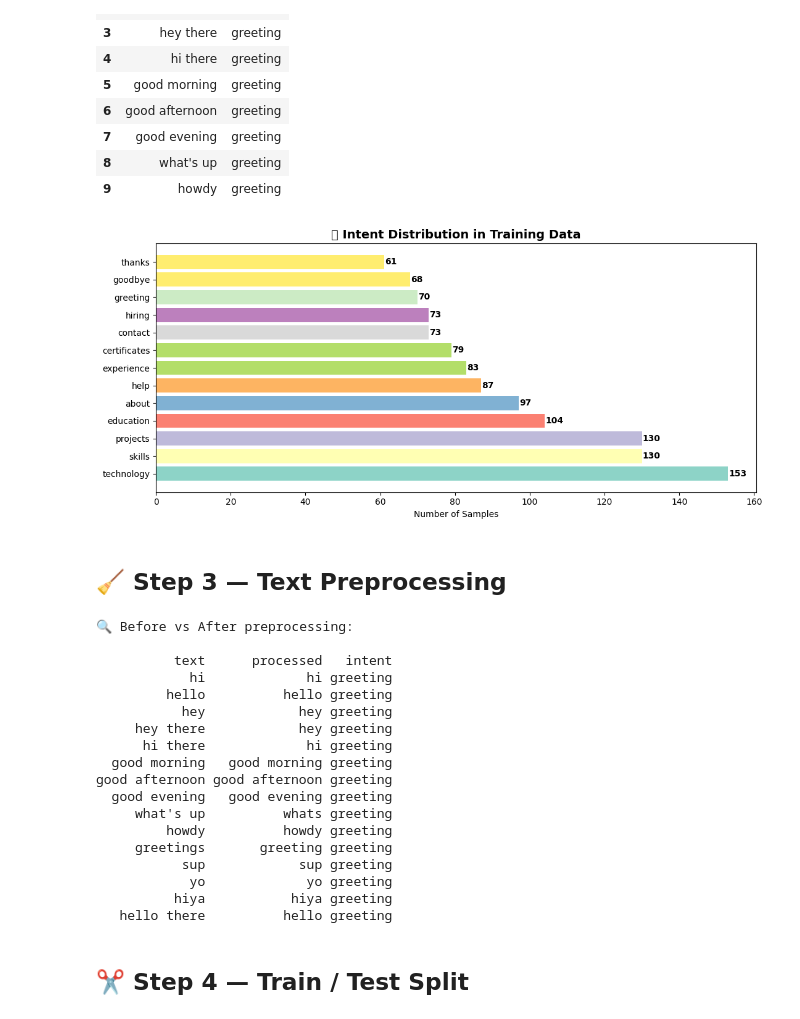
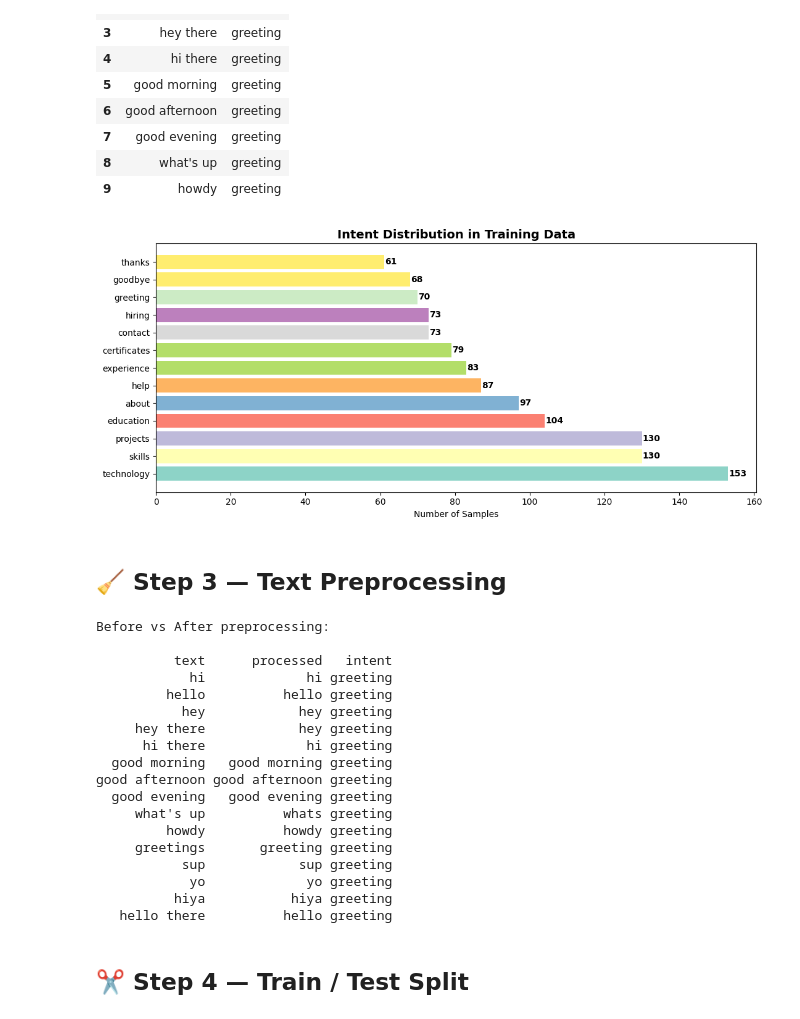
Before and after one commit to aniket00101/TF-IDF-and-Logistic-Regression-Model-For-Portfolio-Chatbot, a Jupyter notebook: model/train_chatbot.ipynb, the cells around one changed output. Cells and saved outputs as stored; diff of their text form; code cells hidden in the pictures.

```diff
--- a/model/train_chatbot.ipynb
+++ b/model/train_chatbot.ipynb
@@ -62,17 +62,17 @@ Intents       : ['about', 'certificates', 'contact', 'education', 'experience',
 # %%
 fig, ax = plt.subplots(figsize=(11, 5))
 intent_counts = df['intent'].value_counts()
 colors = plt.cm.Set3(np.linspace(0, 1, len(intent_counts)))
 bars = ax.barh(intent_counts.index, intent_counts.values, color=colors)
 ax.set_xlabel('Number of Samples')
-ax.set_title('📊 Intent Distribution in Training Data', fontsize=14, fontweight='bold')
+ax.set_title('Intent Distribution in Training Data', fontsize=14, fontweight='bold')
 for bar, val in zip(bars, intent_counts.values):
     ax.text(bar.get_width() + 0.2, bar.get_y() + bar.get_height()/2,
             str(val), va='center', fontweight='bold')
 plt.tight_layout()
 plt.show()
 # %% [output]
-[figure, old version]
+[figure, new version]
 # %% [markdown]
 ## 🧹 Step 3 — Text Preprocessing
 # %%
@@ -88,10 +88,10 @@ def preprocess(text: str) -> str:
 
 df['processed'] = df['text'].apply(preprocess)
 
-print('🔍 Before vs After preprocessing:\n')
+print('Before vs After preprocessing:\n')
 print(df[['text', 'processed', 'intent']].head(15).to_string(index=False))
 # %% [output]
-🔍 Before vs After preprocessing:
+Before vs After preprocessing:
 
           text      processed   intent
             hi             hi greeting
```
Also changed, not shown: parts of 4 cells of this notebook, 1 other file.
